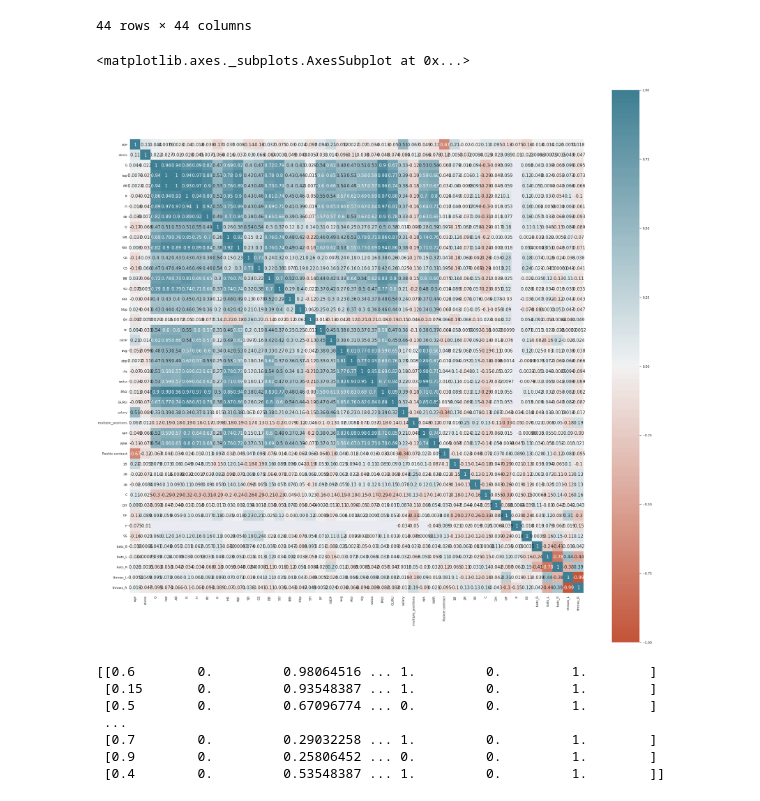
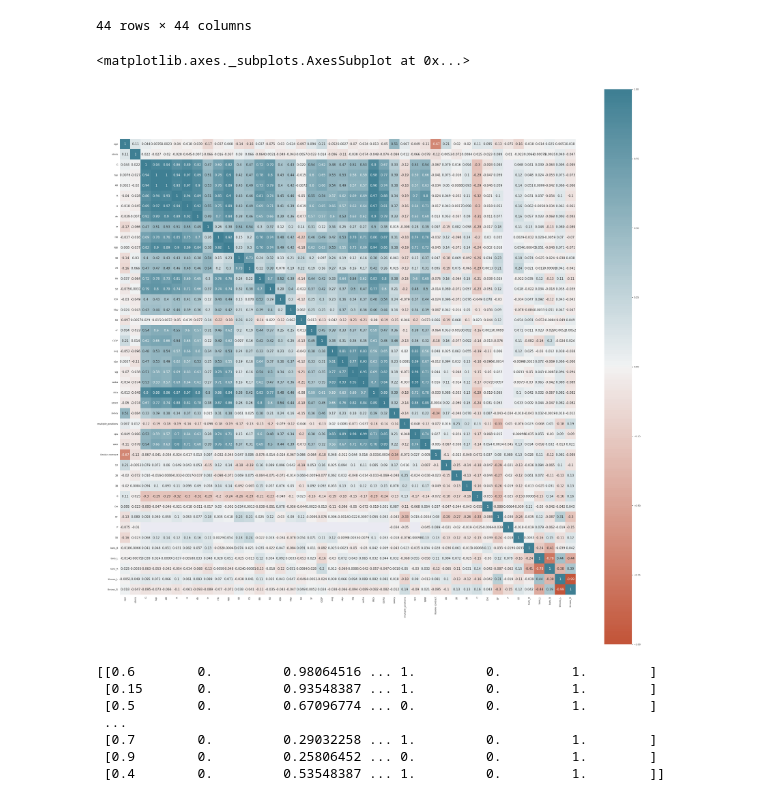
Before and after one commit to mnocerino23/MLB-Salary-Regressions, a Jupyter notebook: positionplayers_cleaning.ipynb, the cells around one changed output. Drawn from its saved outputs; the diff is of its cells as text; code cells hidden in the pictures.

```diff
--- a/positionplayers_cleaning.ipynb
+++ b/positionplayers_cleaning.ipynb
@@ -506,18 +506,18 @@ stats_numeric.corr()
 44 rows × 44 columns
 # %%
 #Use seaborn's heatmap to investigate relationships between the variables
-plt.subplots(figsize = (35,35))
+plt.subplots(figsize = (50,50))
 sns.heatmap(stats_numeric.corr(),
             vmin = -1,
             vmax = 1,
             center = 0,
             cmap = sns.diverging_palette(20,220,n = 200),
             annot = True, annot_kws = {'size': 15},
             square = True
             )
 # %% [output]
 <matplotlib.axes._subplots.AxesSubplot at 0x...>
-[figure, old version]
+[figure, new version]
 # %%
 #Normalize the stats dataset before splitting and write this to a csv
 # (we will use this for visualization purporses before performing machine learning)
```
